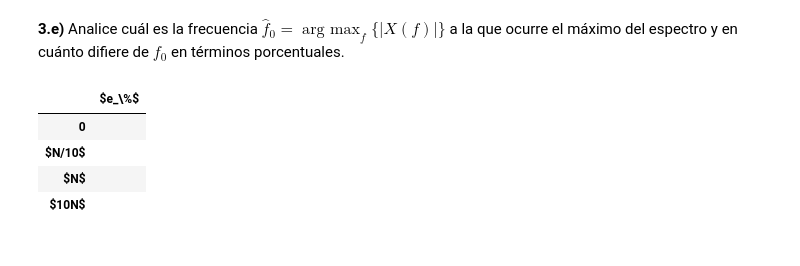
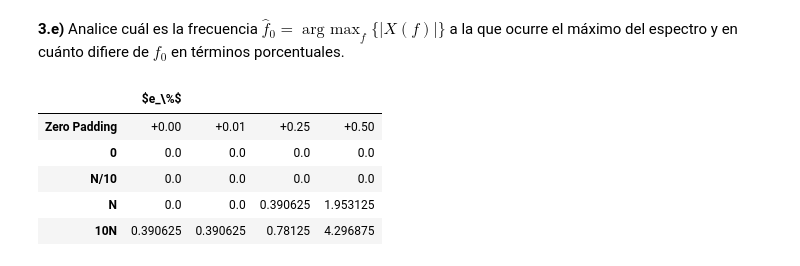
Before and after one commit to Martin-N-Menendez/PdS, a Jupyter notebook: TP1-Menendez.ipynb, the cells around one changed output. Cells and saved outputs as stored; diff of their text form; code cells hidden in the pictures.

```diff
--- a/TP1-Menendez.ipynb
+++ b/TP1-Menendez.ipynb
@@ -600,2 +622,19 @@ plt.show()
 # %% [markdown]
 **3.e)** Analice cuál es la frecuencia  $\hat{f}_0 = \mathop{arg\ max}_f \{\lvert X(f) \rvert \}$ a la que ocurre el máximo del espectro y en cuánto difiere de $f_0$ en términos porcentuales.
+# %%
+#%%
+def estimar_fundamental(spectrum):
+
+    n =  len(spectrum)
+
+    r = np.zeros((n,2))
+    v = np.zeros(n)
+
+    for k in range(n):
+       m = max(spectrum[k,:])
+       r[k,:] = [i for i, j in enumerate(spectrum[k,:]) if j == m]
+
+    for k in range(n):
+        v[k] = (r[k,0]+r[k,1])/2
+
+    return v
@@ -602,22 +674,28 @@ plt.show()
 # %%
 #######################################
 # Tu simulación que genere resultados #
 #######################################
 
-tus_resultados = ['', # <-- acá debería haber numeritos :)
-                  '', # <-- acá debería haber numeritos :)
-                  '', # <-- acá debería haber numeritos :)
-                  '' # <-- acá debería haber numeritos :)
+resultados = [ ['+0.00','+0.01','+0.25','+0.50'],
+                   [str(percentage[0,0]),str(percentage[0,1]),str(percentage[0,2]),str(percentage[0,3])], # <-- acá debería haber numeritos :)
+                   [str(percentage[1,0]),str(percentage[1,1]),str(percentage[1,2]),str(percentage[1,3])], # <-- acá debería haber numeritos :)
+                   [str(percentage[2,0]),str(percentage[2,1]),str(percentage[2,2]),str(percentage[2,3])], # <-- acá debería haber numeritos :)
+                   [str(percentage[3,0]),str(percentage[3,1]),str(percentage[3,2]),str(percentage[3,3])], # <-- acá debería haber numeritos :)
                  ]
-df = DataFrame(tus_resultados, columns=['$e_\%$'],
-               index=['0',
-                      '$N/10$',
-                      '$N$',
-                      '$10N$'])
+
+df = DataFrame(resultados,columns=['$e_\%$',' ',' ',' '],
+               index=['Zero Padding',
+                      '0',
+                      'N/10',
+                      'N',
+                      '10N',
+                     ])
+
 HTML(df.to_html())
 # %% [output]
-|  | $e_\%$ |
-| 0 |  |
-| $N/10$ |  |
-| $N$ |  |
-| $10N$ |  |
+|  | $e_\%$ |  |  |  |
+| Zero Padding | +0.00 | +0.01 | +0.25 | +0.50 |
+| 0 | 0.0 | 0.0 | 0.0 | 0.0 |
+| N/10 | 0.0 | 0.0 | 0.0 | 0.0 |
+| N | 0.0 | 0.0 | 0.390625 | 1.953125 |
+| 10N | 0.390625 | 0.390625 | 0.78125 | 4.296875 |
```
Also changed, not shown: parts of 4 cells of this notebook.
